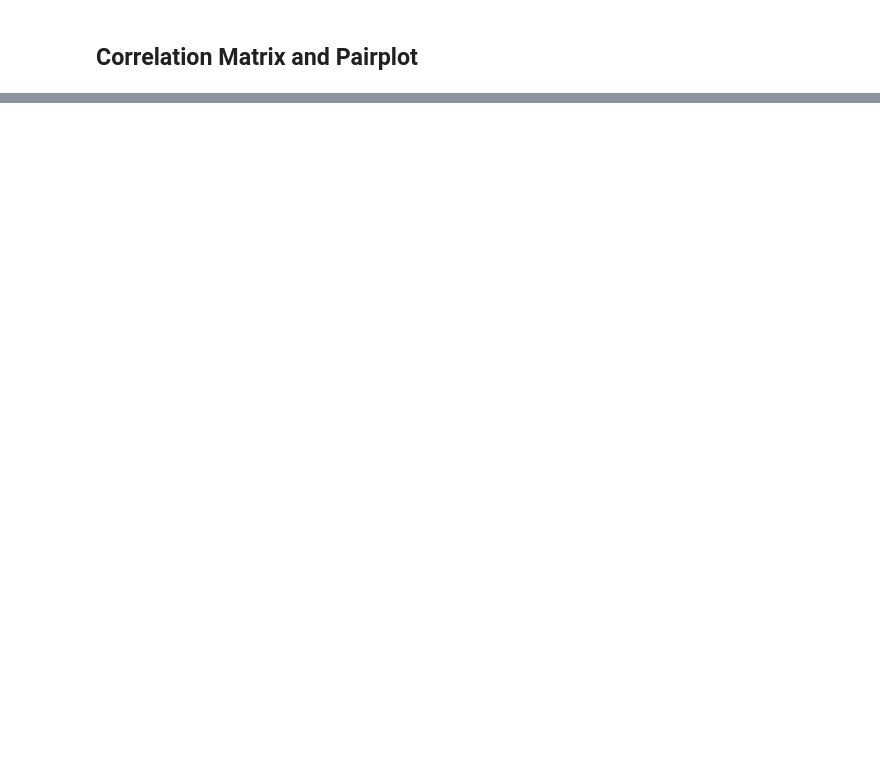
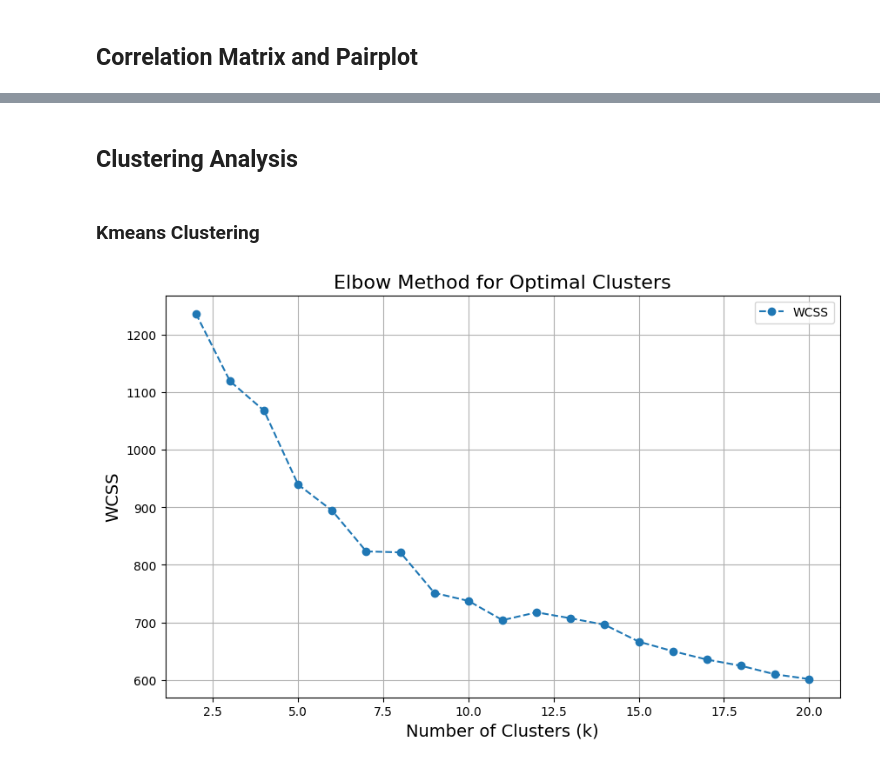
Before and after one commit to ArnabPurkaystha/ai_training, a Jupyter notebook: 12_project_ml_eda/academic_performance.ipynb, the cells around one changed output, grey strips where cells are left out. Drawn from its saved outputs; the diff is of its cells as text; code cells hidden in the pictures; blank space fills up the shorter version.

```diff
--- a/12_project_ml_eda/academic_performance.ipynb
+++ b/12_project_ml_eda/academic_performance.ipynb
@@ -487,0 +502,2 @@ key insights from this pairplot are:
+# %% [markdown]
+## Clustering Analysis
@@ -487,0 +508,25 @@ key insights from this pairplot are:
+# %% [markdown]
+### Kmeans Clustering
+# %%
+# Elbow method to determine the optimal number of clusters
+inertia = []
+silhouette_scores = []
+k_values = range(2, 21)
+
+for k in k_values:
+    kmeans = KMeans(n_clusters=k, random_state=42)
+    kmeans.fit(df_copy)
+    inertia.append(kmeans.inertia_)
+    silhouette_scores.append(silhouette_score(df_copy, kmeans.labels_))
+
+# Plot the Elbow graph
+plt.figure(figsize=(10, 6))
+plt.plot(k_values, inertia, marker='o', linestyle='--', label='WCSS')
+plt.title('Elbow Method for Optimal Clusters', fontsize=16)
+plt.xlabel('Number of Clusters (k)', fontsize=14)
+plt.ylabel('WCSS', fontsize=14)
+plt.grid()
+plt.legend()
+plt.show()
+# %% [output]
+[figure, added]
```
Also changed, not shown: parts of 40 cells of this notebook, 2 other files.
